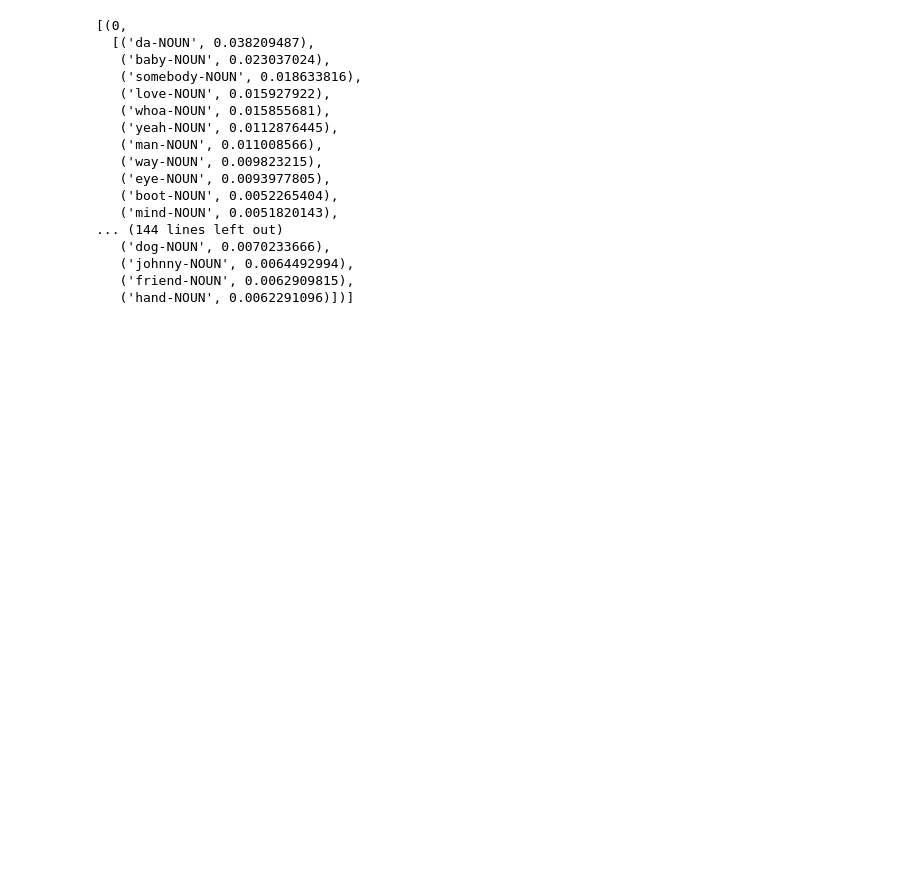
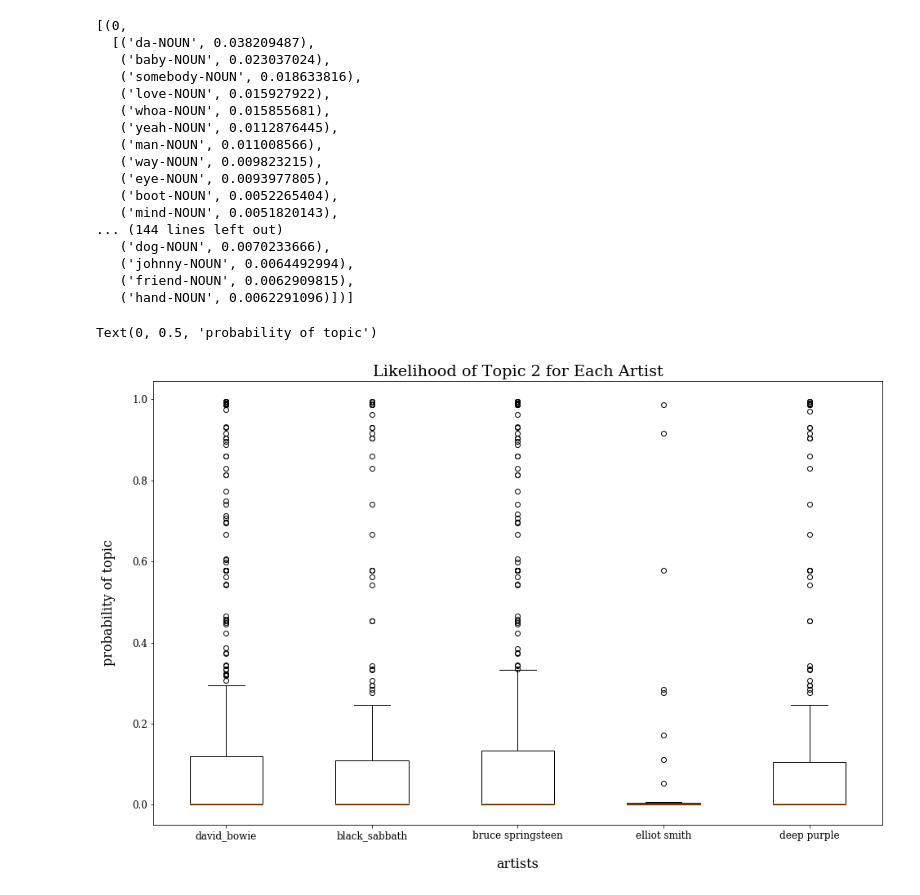
Before and after one commit to ludovicaschaerf/TMCI_Project, a Jupyter notebook: Project Pipeline.ipynb, the cells around one changed output. Saved outputs shown, nothing was run; the diff lists cells and outputs as text; code cells hidden in the pictures; blank space fills up the shorter version.

```diff
--- a/Project Pipeline.ipynb
+++ b/Project Pipeline.ipynb
@@ -235,0 +286,39 @@ from mpl_toolkits.mplot3d import Axes3D
+# %%
+#Method 3
+# again please add the labels for which one is topic 2
+matplotlib.rc('xtick', labelsize=12)
+matplotlib.rc('ytick', labelsize=12)
+
+
+font = {'family': 'serif',
+        'weight': 'normal',
+        'size': 16,
+        }
+
+matplotlib.rc('font', **font)
+
+fig = plt.figure(figsize=(16, 10))
+
+
+artist_labels = ["david_bowie",
+                "black_sabbath",
+                "bruce springsteen",
+                "elliot smith",
+                "deep purple"]
+
+plt.boxplot([doc2topics_bowie[:,1],
+             doc2topics_sabbath[:,1],
+             doc2topics_bruce[:,1],
+             doc2topics_elliot[:,1],
+             doc2topics_deep[:,1]],
+            meanline = True,
+            notch = False,
+            labels = artist_labels
+           )
+
+plt.title("Likelihood of Topic 2 for Each Artist")
+plt.xlabel("artists",fontdict=font, labelpad =20)
+plt.ylabel("probability of topic",fontdict=font, labelpad =20)
+# %% [output]
+Text(0, 0.5, 'probability of topic')
+[figure, added]
```
Also changed, not shown: parts of 31 cells of this notebook.
